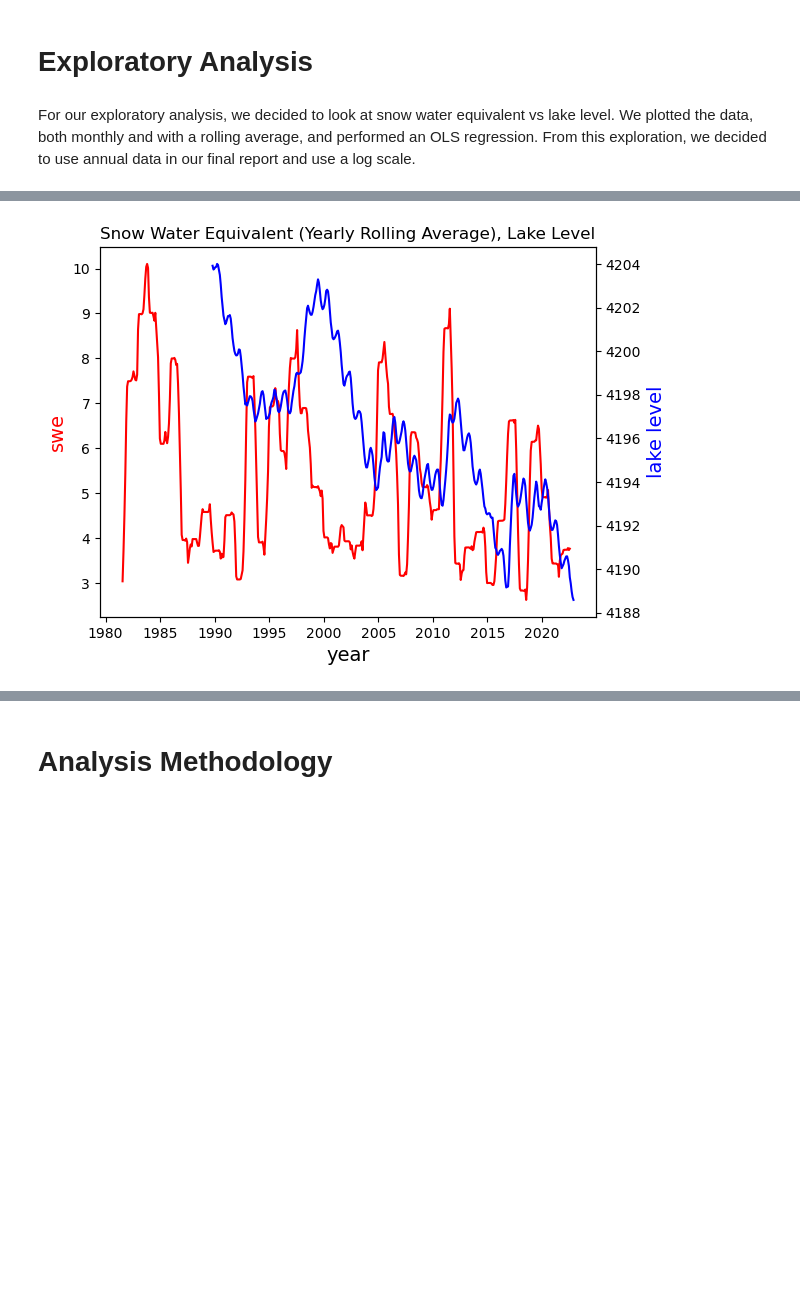
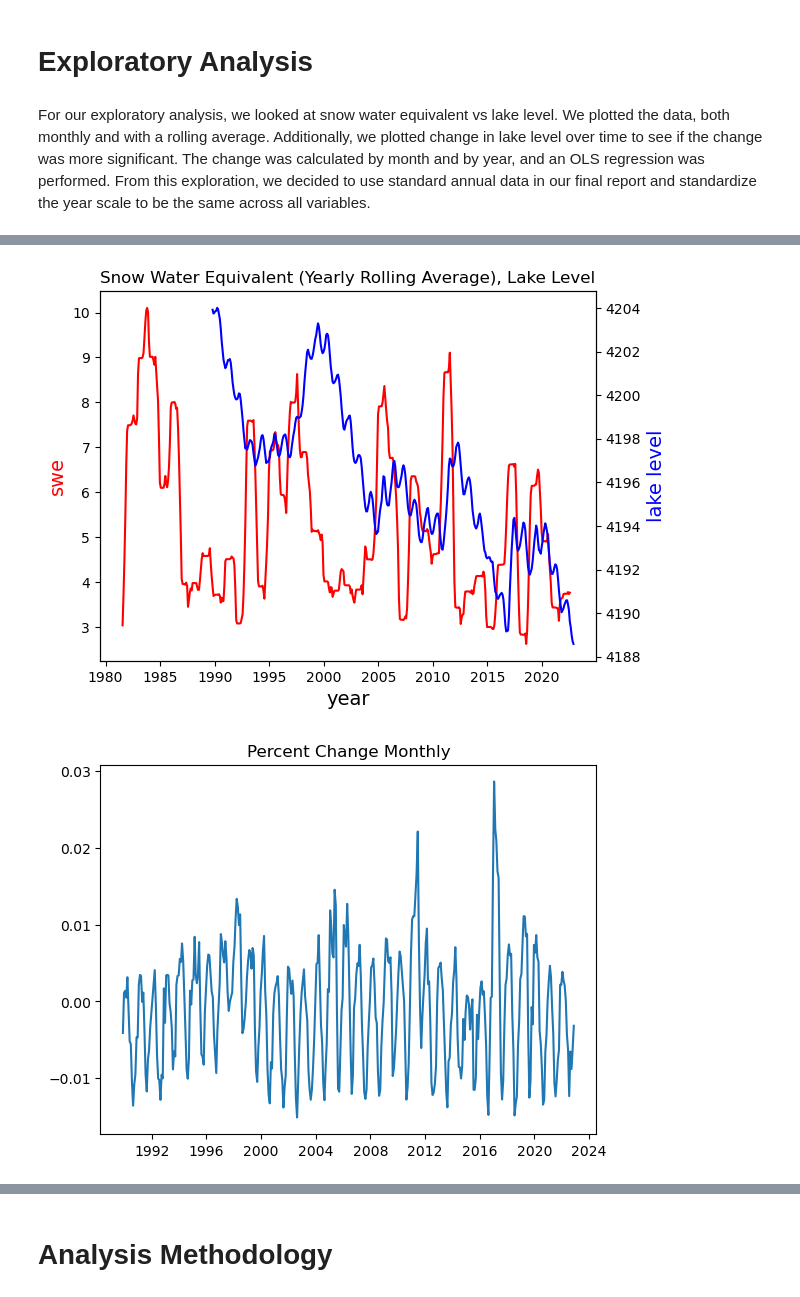
Before and after one commit to snowqueen2000/Save-The-GSL, a Jupyter notebook: FINAL.ipynb, the cells around one changed output, grey strips where cells are left out. Saved outputs shown, nothing was run; the diff lists cells and outputs as text; code cells hidden in the pictures; blank space fills up the shorter version.

Commit message:
exploratory analysis done

```diff
--- a/FINAL.ipynb
+++ b/FINAL.ipynb
@@ -233,10 +230,9 @@ final['gdp_100k'] = final['gdp']/100000
 # %% [markdown]
 # Exploratory Analysis
 # %% [markdown]
-For our exploratory analysis, we decided to look at snow water equivalent vs lake level. We plotted the data, both monthly and with a rolling average, and performed an OLS regression. From this exploration, we decided to use annual data in our final report and use a log scale.
+For our exploratory analysis, we looked at snow water equivalent vs lake level. We plotted the data, both monthly and with a rolling average. Additionally, we plotted change in lake level over time to see if the change was more significant. The change was calculated by month and by year, and an OLS regression was performed. From this exploration, we decided to use standard annual data in our final report and standardize the year scale to be the same across all variables.
 # %%
 import matplotlib.pyplot as plt
-
 swe = swe_df
 lk_lvl = lk_lvl_df
 
@@ -261,31 +257,45 @@ ax.set_ylabel("swe",
 ax2=ax.twinx()
 # make a plot with different y-axis using second axis object
 ax2.plot(lk_lvl['date'], lk_lvl['lake_level'],color="blue")
 ax2.set_ylabel("lake level",color="blue",fontsize=14)
 ax.set_title('Snow Water Equivalent, Lake Level')
 plt.show()
 
-
 # create figure and axis objects with subplots()
 fig,ax = plt.subplots()
 # make a plot
 ax.plot(swe['date'],
         swe['swe'].rolling(window = 12, center = True).mean(),
         color="red")
 # set x-axis label
 ax.set_xlabel("year", fontsize = 14)
 # set y-axis label
 ax.set_ylabel("swe",
               color="red",
               fontsize=14)
 
 # twin object for two different y-axis on the sample plot
 ax2=ax.twinx()
 # make a plot with different y-axis using second axis object
 ax2.plot(lk_lvl['date'], lk_lvl['lake_level'],color="blue")
 ax2.set_ylabel("lake level",color="blue",fontsize=14)
 ax.set_title('Snow Water Equivalent (Yearly Rolling Average), Lake Level')
 plt.show()
+
+# Figuring out of percent change can reveal any findings
+pct_chng = lk_lvl['lake_level'].pct_change()*100 # % change between data points
+plt.plot(lk_lvl['date'], pct_chng)
+plt.title("Percent Change Monthly")
+plt.show()
+
+# Group by yearly average instead of monthly
+lk_lvl["date"] = pd.to_datetime(lk_lvl["date"]) # idk why I need to do this but I do
+yearly = lk_lvl.groupby(lk_lvl['date'].dt.year).agg('mean')
+pct_chng_yr = yearly['lake_level'].pct_change()*100 # % change between data points
+plt.plot(yearly.index, pct_chng_yr)
+plt.title("Percent Change Yearly")
+plt.show()
 # %% [output]
 [figure]
 [figure]
+[figure, added]
```
Also changed, not shown: parts of 8 cells of this notebook.
